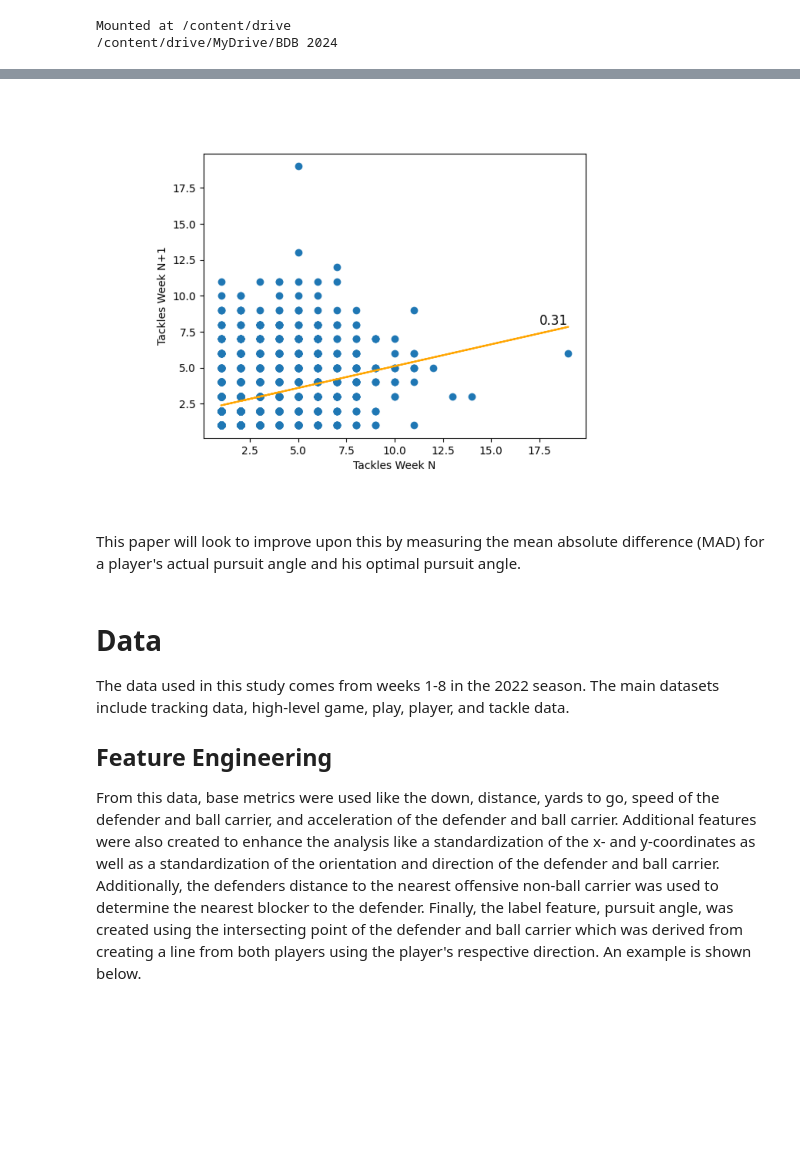
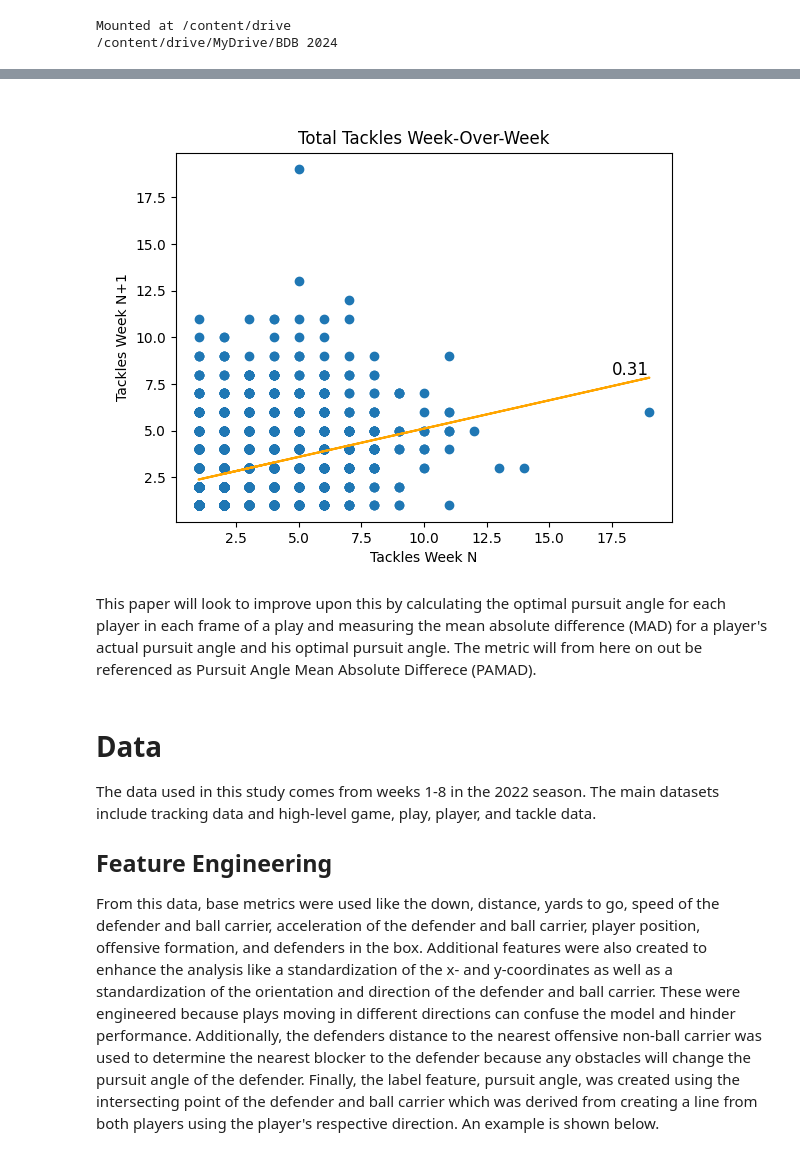
Before and after one commit to mattflaherty97/BDB2024, a Jupyter notebook: writeup.ipynb, the cells around one changed output, grey strips where cells are left out. Saved outputs shown, nothing was run; the diff lists cells and outputs as text; code cells hidden in the pictures; blank space fills up the shorter version.

```diff
--- a/writeup.ipynb
+++ b/writeup.ipynb
@@ -37,30 +23,14 @@ How can we predict a player's tackling ability to prevent these additional yards
-# %%
-# Insert MAD vs tackles visual
-import matplotlib.image as mpimg
-import matplotlib.pyplot as plt
-
-# Read Images
-img = mpimg.imread('./tacklescorr.png')
-
-# Output Images
-plt.imshow(img)
-plt.tick_params(left = False, bottom = False)
-# xticks color white
-plt.xticks(color='w')
-
-# yticks color white
-plt.yticks(color='w')
-for pos in ['right', 'top', 'bottom', 'left']:
-    plt.gca().spines[pos].set_visible(False)
-# %% [output]
-[figure, removed]
+# %%
+Image("./tacklescorr.png")
+# %% [output]
+[figure, added]
 # %% [markdown]
-This paper will look to improve upon this by measuring the mean absolute difference (MAD) for a player's actual pursuit angle and his optimal pursuit angle.
+This paper will look to improve upon this by calculating the optimal pursuit angle for each player in each frame of a play and measuring the mean absolute difference (MAD) for a player's actual pursuit angle and his optimal pursuit angle. The metric will from here on out be referenced as Pursuit Angle Mean Absolute Differece (PAMAD).
 # %% [markdown]
 # Data
 
-The data used in this study comes from weeks 1-8 in the 2022 season. The main datasets include tracking data, high-level game, play, player, and tackle data.
+The data used in this study comes from weeks 1-8 in the 2022 season. The main datasets include tracking data and high-level game, play, player, and tackle data.
 
 ## Feature Engineering
 
-From this data, base metrics were used like the down, distance, yards to go, speed of the defender and ball carrier, and acceleration of the defender and ball carrier. Additional features were also created to enhance the analysis like a standardization of the x- and y-coordinates as well as a standardization of the orientation and direction of the defender and ball carrier. Additionally, the defenders distance to the nearest offensive non-ball carrier was used to determine the nearest blocker to the defender. Finally, the label feature, pursuit angle, was created using the intersecting point of the defender and ball carrier which was derived from creating a line from both players using the player's respective direction. An example is shown below.
+From this data, base metrics were used like the down, distance, yards to go, speed of the defender and ball carrier, acceleration of the defender and ball carrier, player position, offensive formation, and defenders in the box. Additional features were also created to enhance the analysis like a standardization of the x- and y-coordinates as well as a standardization of the orientation and direction of the defender and ball carrier. These were engineered because plays moving in different directions can confuse the model and hinder performance. Additionally, the defenders distance to the nearest offensive non-ball carrier was used to determine the nearest blocker to the defender because any obstacles will change the pursuit angle of the defender. Finally, the label feature, pursuit angle, was created using the intersecting point of the defender and ball carrier which was derived from creating a line from both players using the player's respective direction. An example is shown below.
```
Also changed, not shown: parts of 19 cells of this notebook, 6 other files.
